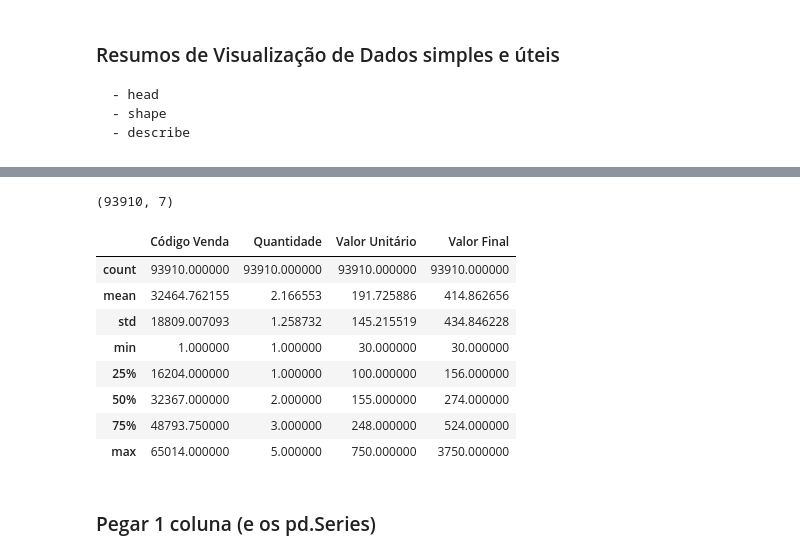
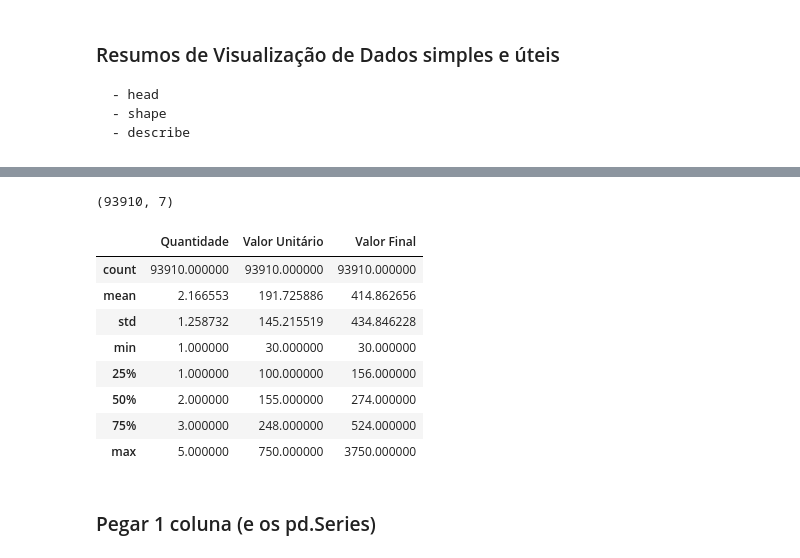
Before and after one commit to joaquimnto/pandas-booklet, a Jupyter notebook: Arquivo Inicial.ipynb, the cells around one changed output, grey strips where cells are left out. Cells and saved outputs as stored; diff of their text form; code cells hidden in the pictures.

Commit message:
Retirando describe de código

```diff
--- a/Arquivo Inicial.ipynb
+++ b/Arquivo Inicial.ipynb
@@ -54,34 +54,34 @@ display(vendas_df)
 # %%
 # Mostrar apenas as 10 primeiras linhas do dataframe
 display(vendas_df.head(10))
 
 # Mostrar a quantidade de linhas e colunas da tabela sem precisar gastar muito processamento
 print(vendas_df.shape)
 
 # Mostrar dados relevantes sobre o dataframe (quantidade, média, desv. pad., quartis, valor mín e valor max)
-display(vendas_df.describe())
+display(vendas_df.drop(['Código Venda'], axis=1).describe())
 # %% [output]
 |  | Código Venda | Data | ID Loja | Produto | Quantidade | Valor Unitário | Valor Final |
 | 0 | 1 | 2019-01-01 | Iguatemi Esplanada | Sapato Estampa | 1 | 358 | 358 |
 | 1 | 1 | 2019-01-01 | Iguatemi Esplanada | Camiseta | 2 | 180 | 360 |
 | 2 | 1 | 2019-01-01 | Iguatemi Esplanada | Sapato Xadrez | 1 | 368 | 368 |
 | 3 | 2 | 2019-01-02 | Norte Shopping | Relógio | 3 | 200 | 600 |
 | 4 | 2 | 2019-01-02 | Norte Shopping | Chinelo Liso | 1 | 71 | 71 |
 | 5 | 3 | 2019-01-02 | Rio Mar Shopping Fortaleza | Cinto Linho | 1 | 248 | 248 |
 | 6 | 5 | 2019-01-02 | Shopping Barra | Calça | 1 | 170 | 170 |
 | 7 | 6 | 2019-01-02 | Shopping Ibirapuera | Polo Listrado | 4 | 149 | 596 |
 | 8 | 7 | 2019-01-02 | Norte Shopping | Camisa Gola V Listrado | 1 | 116 | 116 |
 | 9 | 7 | 2019-01-02 | Norte Shopping | Camisa Liso | 1 | 105 | 105 |
 (93910, 7)
-|  | Código Venda | Quantidade | Valor Unitário | Valor Final |
-| count | 93910.000000 | 93910.000000 | 93910.000000 | 93910.000000 |
-| mean | 32464.762155 | 2.166553 | 191.725886 | 414.862656 |
-| std | 18809.007093 | 1.258732 | 145.215519 | 434.846228 |
-| min | 1.000000 | 1.000000 | 30.000000 | 30.000000 |
-| 25% | 16204.000000 | 1.000000 | 100.000000 | 156.000000 |
-| 50% | 32367.000000 | 2.000000 | 155.000000 | 274.000000 |
-| 75% | 48793.750000 | 3.000000 | 248.000000 | 524.000000 |
-| max | 65014.000000 | 5.000000 | 750.000000 | 3750.000000 |
+|  | Quantidade | Valor Unitário | Valor Final |
+| count | 93910.000000 | 93910.000000 | 93910.000000 |
+| mean | 2.166553 | 191.725886 | 414.862656 |
+| std | 1.258732 | 145.215519 | 434.846228 |
+| min | 1.000000 | 30.000000 | 30.000000 |
+| 25% | 1.000000 | 100.000000 | 156.000000 |
+| 50% | 2.000000 | 155.000000 | 274.000000 |
+| 75% | 3.000000 | 248.000000 | 524.000000 |
+| max | 5.000000 | 750.000000 | 3750.000000 |
 # %% [markdown]
 ### Pegar 1 coluna (e os pd.Series)
 # %%
```
